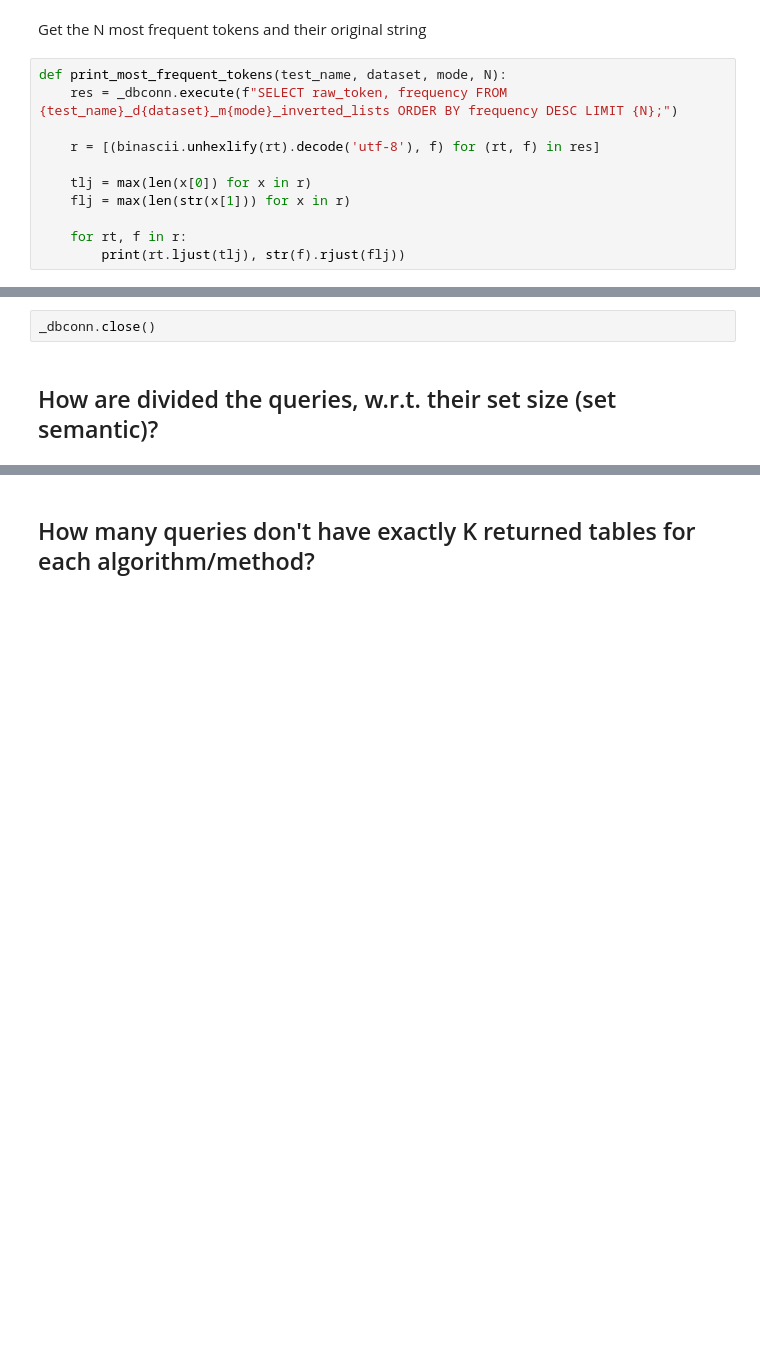
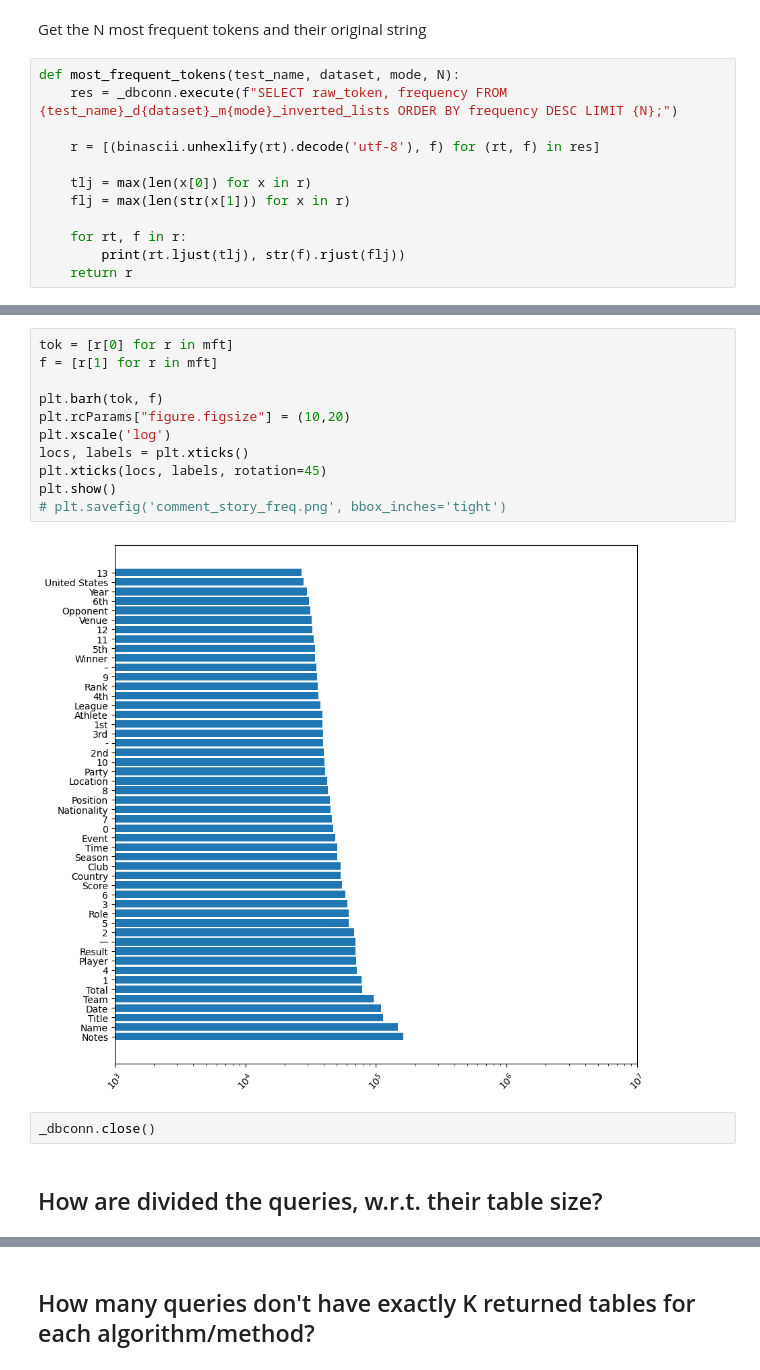
Before and after one commit to nanni00/datalake-table-finder, a Jupyter notebook: notebooks/stuff.ipynb, the cells around one changed output, grey strips where cells are left out. Drawn from its saved outputs; the diff is of its cells as text; blank space fills up the shorter version.

```diff
--- a/notebooks/stuff.ipynb
+++ b/notebooks/stuff.ipynb
@@ -123,7 +114,7 @@ max:    37003
 # %% [markdown]
 Get the N most frequent tokens and their original string
 # %%
-def print_most_frequent_tokens(test_name, dataset, mode, N):
+def most_frequent_tokens(test_name, dataset, mode, N):
     res = _dbconn.execute(f"SELECT raw_token, frequency FROM {test_name}_d{dataset}_m{mode}_inverted_lists ORDER BY frequency DESC LIMIT {N};")
 
     r = [(binascii.unhexlify(rt).decode('utf-8'), f) for (rt, f) in res]
@@ -133,3 +124,4 @@ def print_most_frequent_tokens(test_name, dataset, mode, N):
 
     for rt, f in r:
         print(rt.ljust(tlj), str(f).rjust(flj))
+    return r
@@ -188,5 +148,18 @@ tokenadult@#1 23915
+# %%
+tok = [r[0] for r in mft]
+f = [r[1] for r in mft]
+
+plt.barh(tok, f)
+plt.rcParams["figure.figsize"] = (10,20)
+plt.xscale('log')
+locs, labels = plt.xticks()
+plt.xticks(locs, labels, rotation=45)
+plt.show()
+# plt.savefig('comment_story_freq.png', bbox_inches='tight')
+# %% [output]
+[figure, added]
 # %%
 _dbconn.close()
 # %% [markdown]
-## How are divided the queries, w.r.t. their set size (set semantic)?
+## How are divided the queries, w.r.t. their table size?
 # %%
```
Also changed, not shown: parts of 56 cells of this notebook, 29 other files.
